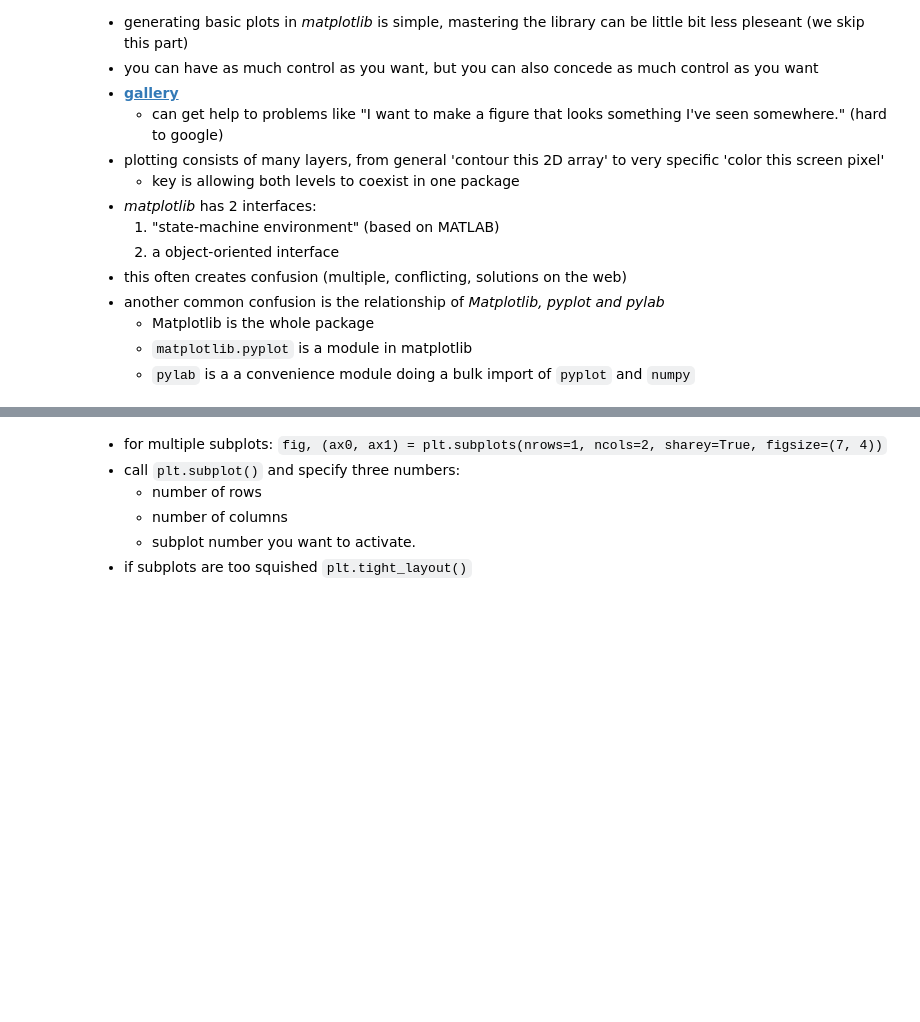
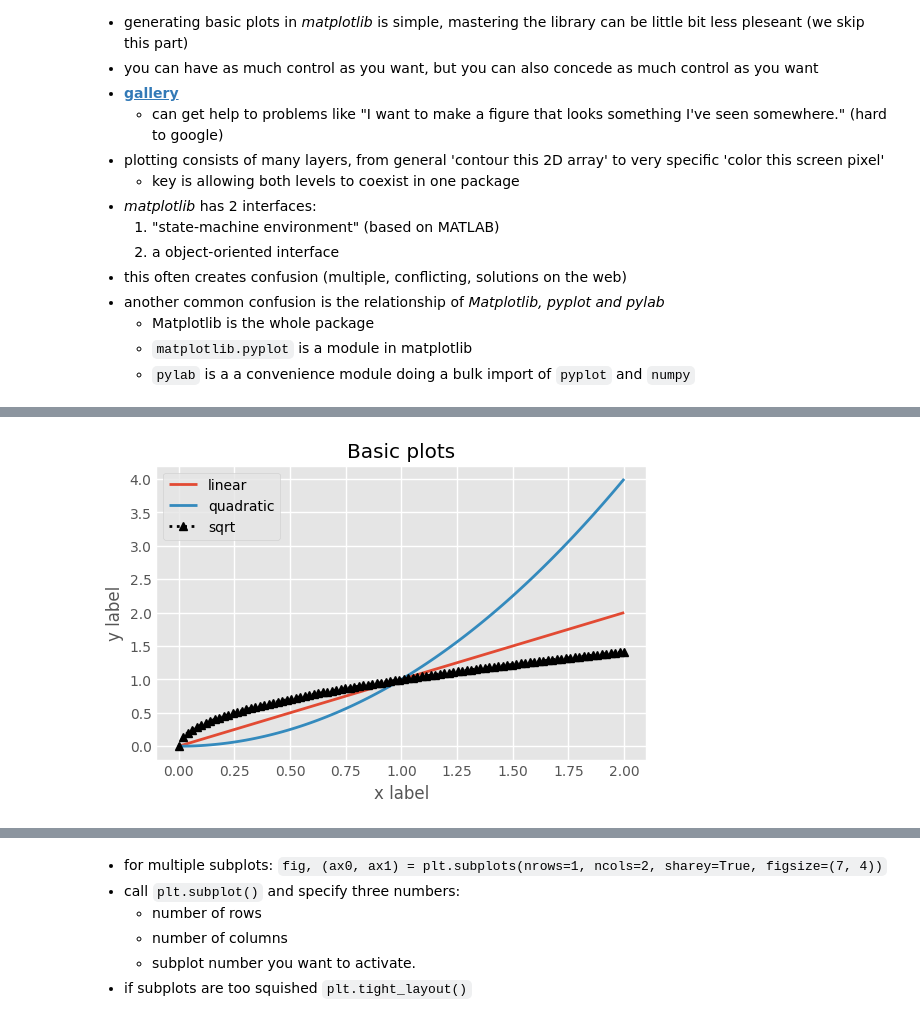
Before and after one commit to iesfsv/Data-Processing-in-Python, a Jupyter notebook: 04_week/04_Lecture_PandasMatplotlib.ipynb, the cells around one changed output, grey strips where cells are left out. Drawn from its saved outputs; the diff is of its cells as text; code cells hidden in the pictures; blank space fills up the shorter version.

```diff
--- a/04_week/04_Lecture_PandasMatplotlib.ipynb
+++ b/04_week/04_Lecture_PandasMatplotlib.ipynb
@@ -1024,17 +1148,18 @@ for style in plt_styles_list[:3]:
 # %%
 plt.style.use('ggplot')
 # minimum example of pyplot
 x = np.linspace(0, 2, 100)
 
 # we can also specify only "y" and use default x-axis: plt.plot(x, label='linear')
-plt.figure(figsize=(5,2))
+plt.figure(figsize=(5,3))
 plt.plot(x, x, label='linear',  linewidth=2.0)
 plt.plot(x, x**2, label='quadratic')
 plt.plot(x, np.sqrt(x),'k^:',label='sqrt')
 
 plt.xlabel('x label')
 plt.ylabel('y label')
-
 plt.title("Basic plots")
 
 plt.legend(loc = 'best');
+# %% [output]
+[figure, added]
```
Also changed, not shown: parts of 28 cells of this notebook, 10 other files.
